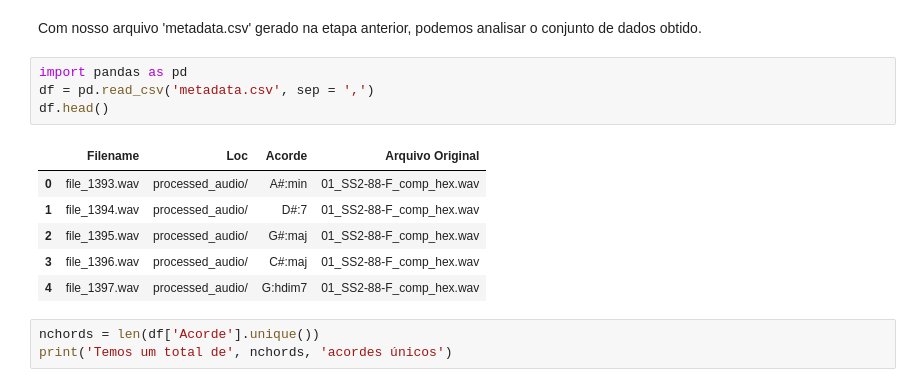
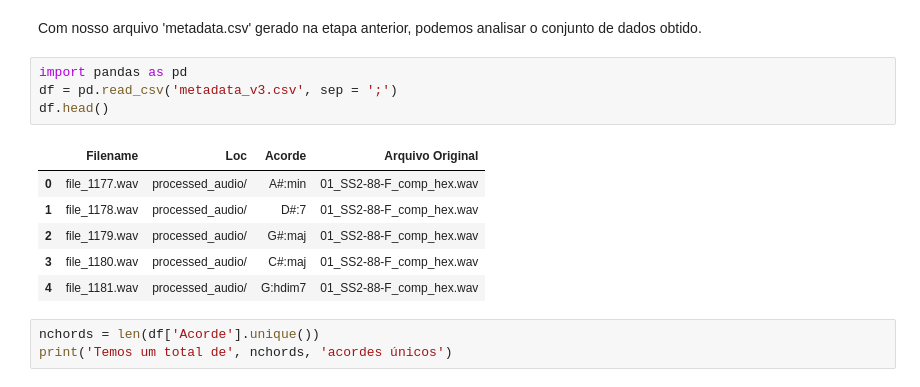
Before and after one commit to derSchmetterling/chord_recognition, a Jupyter notebook: project_notebook.ipynb, the cells around one changed output. Cells and saved outputs as stored; diff of their text form.

```diff
--- a/project_notebook.ipynb
+++ b/project_notebook.ipynb
@@ -87,15 +87,15 @@ Como apresentaremos a seguir, esse áudio refere-se ao acorde A#min
 Com nosso arquivo 'metadata.csv' gerado na etapa anterior, podemos analisar o conjunto de dados obtido.
 # %%
 import pandas as pd
-df = pd.read_csv('metadata.csv', sep = ',')
+df = pd.read_csv('metadata_v3.csv', sep = ';')
 df.head()
 # %% [output]
 |  | Filename | Loc | Acorde | Arquivo Original |
-| 0 | file_1393.wav | processed_audio/ | A#:min | 01_SS2-88-F_comp_hex.wav |
-| 1 | file_1394.wav | processed_audio/ | D#:7 | 01_SS2-88-F_comp_hex.wav |
-| 2 | file_1395.wav | processed_audio/ | G#:maj | 01_SS2-88-F_comp_hex.wav |
-| 3 | file_1396.wav | processed_audio/ | C#:maj | 01_SS2-88-F_comp_hex.wav |
-| 4 | file_1397.wav | processed_audio/ | G:hdim7 | 01_SS2-88-F_comp_hex.wav |
+| 0 | file_1177.wav | processed_audio/ | A#:min | 01_SS2-88-F_comp_hex.wav |
+| 1 | file_1178.wav | processed_audio/ | D#:7 | 01_SS2-88-F_comp_hex.wav |
+| 2 | file_1179.wav | processed_audio/ | G#:maj | 01_SS2-88-F_comp_hex.wav |
+| 3 | file_1180.wav | processed_audio/ | C#:maj | 01_SS2-88-F_comp_hex.wav |
+| 4 | file_1181.wav | processed_audio/ | G:hdim7 | 01_SS2-88-F_comp_hex.wav |
 # %%
 nchords = len(df['Acorde'].unique())
 print('Temos um total de', nchords, 'acordes únicos')
```
Also changed, not shown: parts of 13 cells of this notebook, 4 other files.
